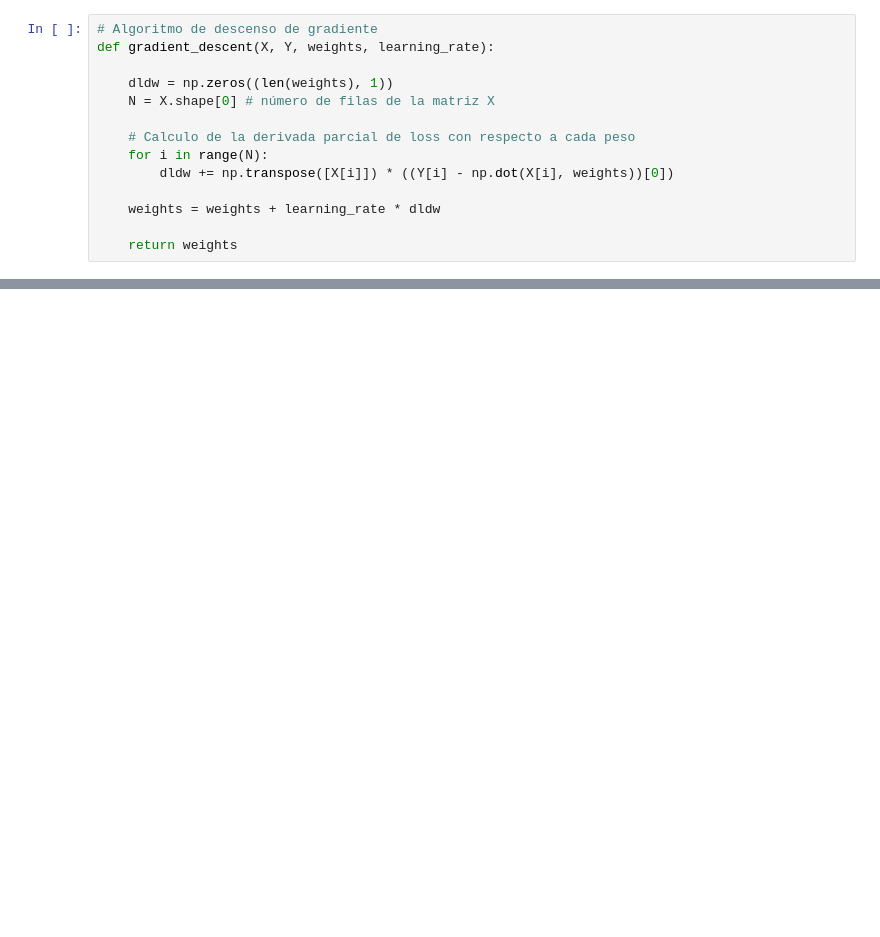
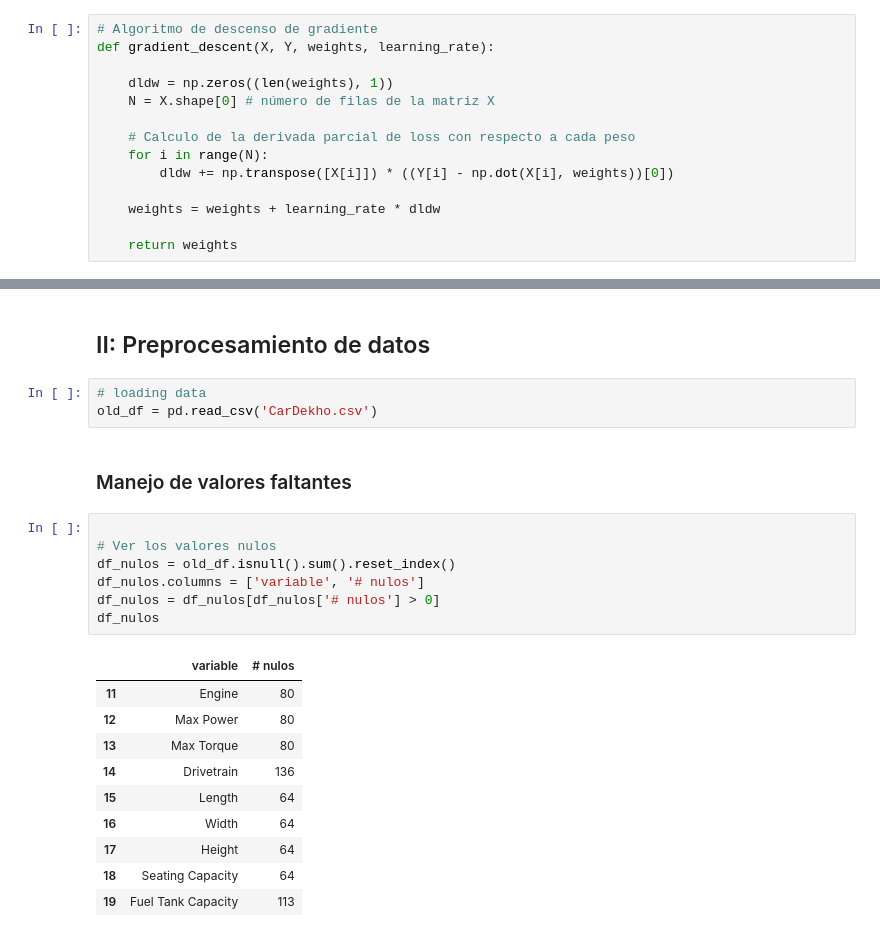
Before and after one commit to aaeilrv/CI5438-Proyecto1, a Jupyter notebook: proyecto-1.ipynb, the cells around one changed output, grey strips where cells are left out. Saved outputs shown, nothing was run; the diff lists cells and outputs as text; blank space fills up the shorter version.

```diff
--- a/proyecto-1.ipynb
+++ b/proyecto-1.ipynb
@@ -99,0 +81,25 @@ pesos estimados: [[-62.44754399  40.47561852 -28.38061677  36.83932153  34.97171
+# %% [markdown]
+## II: Preprocesamiento de datos
+# %%
+# loading data
+old_df = pd.read_csv('CarDekho.csv')
+# %% [markdown]
+### Manejo de valores faltantes
+# %%
+
+# Ver los valores nulos
+df_nulos = old_df.isnull().sum().reset_index()
+df_nulos.columns = ['variable', '# nulos']
+df_nulos = df_nulos[df_nulos['# nulos'] > 0]
+df_nulos
+# %% [output]
+|  | variable | # nulos |
+| 11 | Engine | 80 |
+| 12 | Max Power | 80 |
+| 13 | Max Torque | 80 |
+| 14 | Drivetrain | 136 |
+| 15 | Length | 64 |
+| 16 | Width | 64 |
+| 17 | Height | 64 |
+| 18 | Seating Capacity | 64 |
+| 19 | Fuel Tank Capacity | 113 |
```
Also changed, not shown: parts of 17 cells of this notebook, 1 other file.
